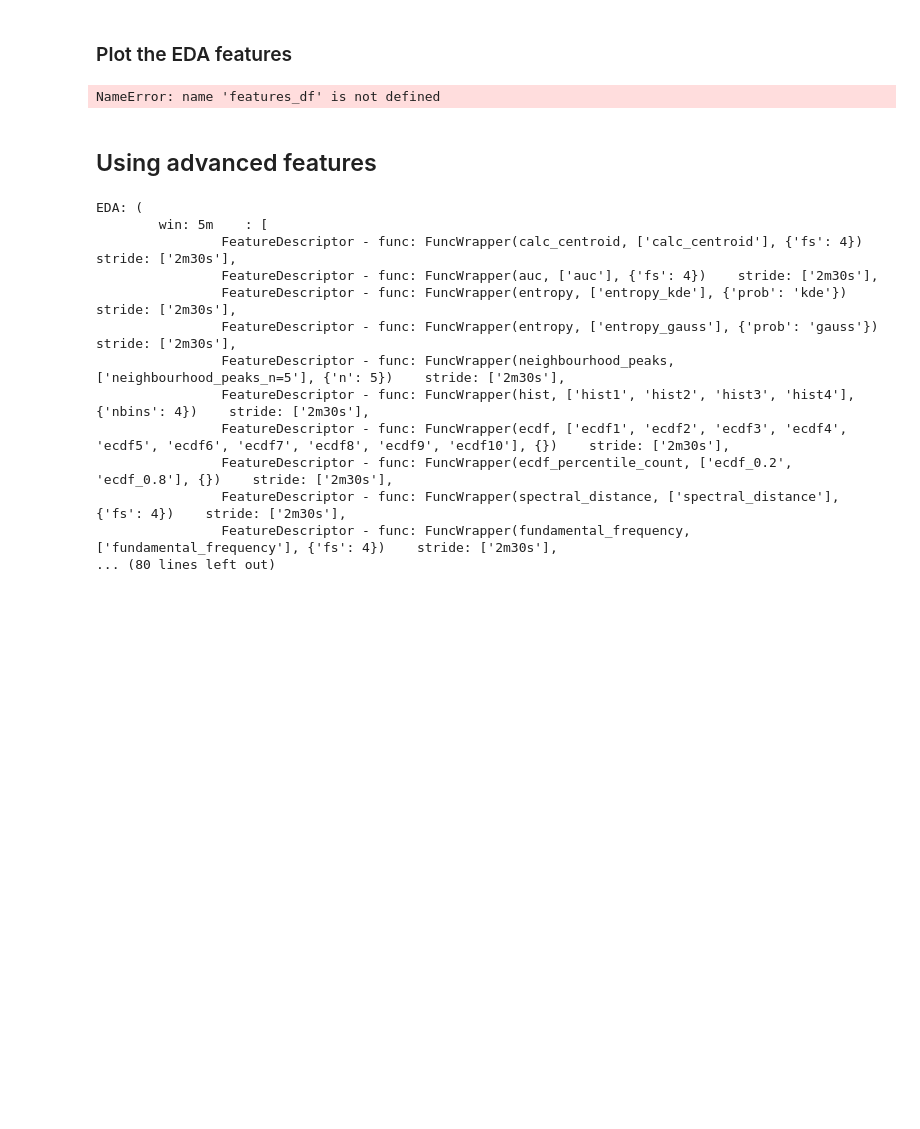
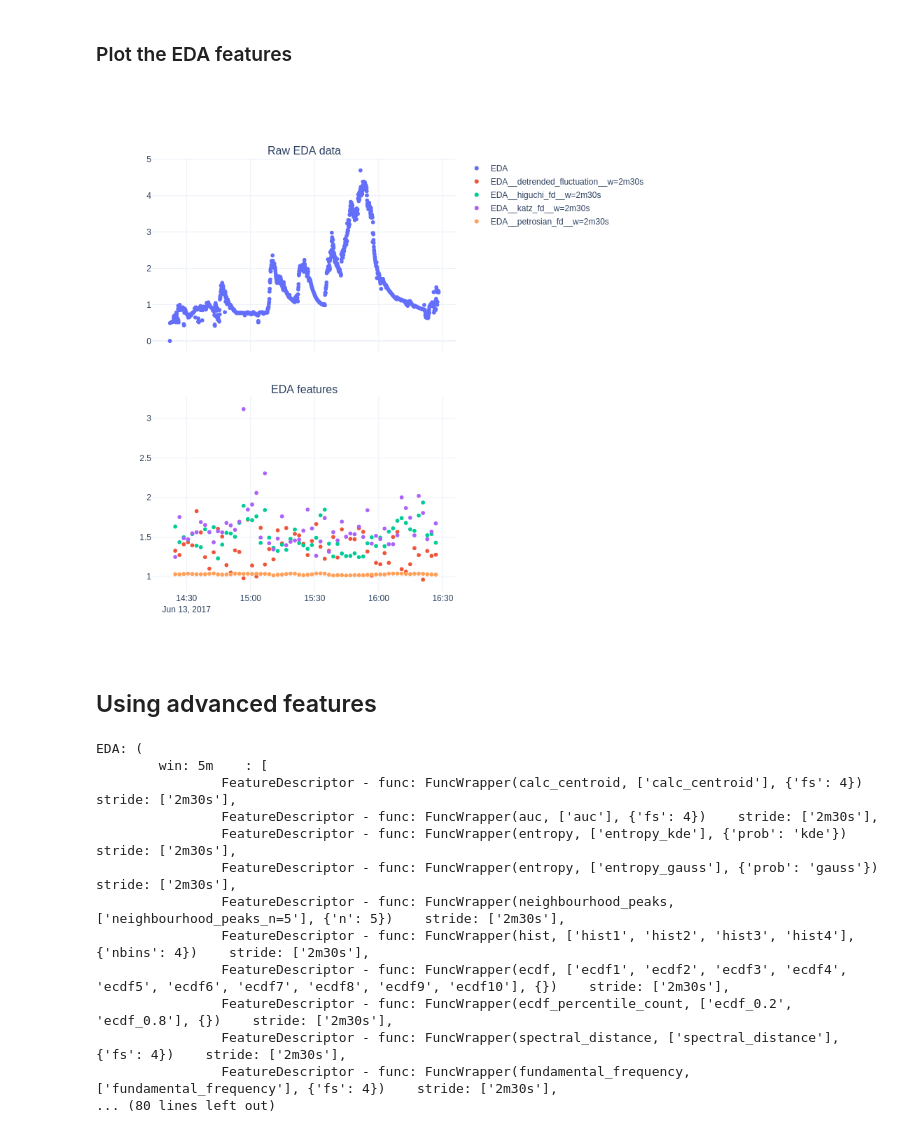
Before and after one commit to predict-idlab/tsflex, a Jupyter notebook: examples/antropy_integration.ipynb, the cells around one changed output. Drawn from its saved outputs; the diff is of its cells as text; code cells hidden in the pictures; blank space fills up the shorter version.

```diff
--- a/examples/antropy_integration.ipynb
+++ b/examples/antropy_integration.ipynb
@@ -204,9 +202,6 @@ ACC_SMV: (
                 FeatureDescriptor - func: FuncWrapper(detrended_fluctuation, ['detrended_fluctuation'], {})    stride: ['2m'],
         ]
 )
-# %%
-for data in out_data:
-    data.values.flags.writeable = True
 # %%
 features_df = feature_collection.calculate(out_data, return_df=True, n_jobs=1)
 features_df
@@ -238,35 +234,35 @@ fig = make_subplots(
     rows=2,
     cols=1,
     shared_xaxes=True,
     subplot_titles=["Raw EDA data", "EDA features"],
     vertical_spacing=0.1,
 )
 
 fig.add_trace(
     go.Scattergl(
         x=df_gsr.index[:: 4 * 5],
         y=df_gsr["EDA"].values[:: 4 * 5],
         name="EDA",
         mode="markers",
     ),
     row=1,
     col=1,
 )
 
-ibi_feats = [c for c in features_df.columns if "EDA_" in c and "w=2m30s_" in c]
+ibi_feats = [c for c in features_df.columns if "EDA_" in c and "w=2m30s" in c]
 
 for col in ibi_feats:
     sub_df = features_df[[col]].dropna()
     fig.add_trace(
         go.Scattergl(x=sub_df.index, y=sub_df[col].values, name=col, mode="markers"),
         row=2,
         col=1,
     )
 
 fig.update_layout(template="plotly_white")
 fig.show(renderer="png", height=len(data) * 200, width=800)
 # %% [output]
-NameError: name 'features_df' is not defined
+[figure, added]
 # %% [markdown]
 ## Using advanced features
 # %%
```
Also changed, not shown: parts of 10 cells of this notebook, 1 other file.
